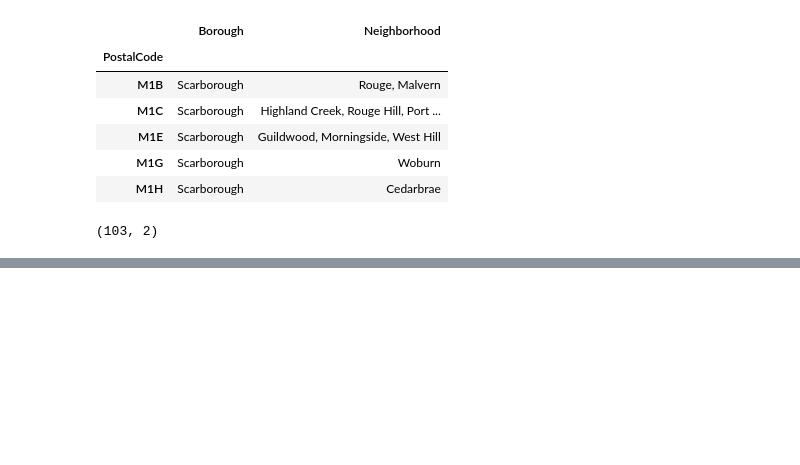
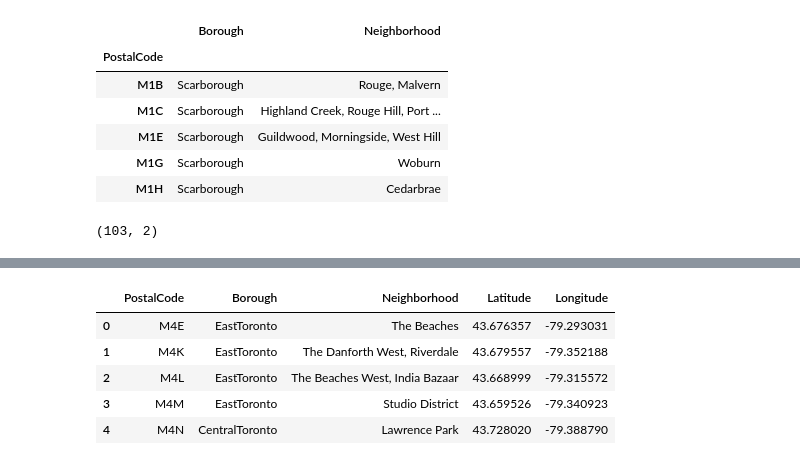
Before and after one commit to jsc627/Coursera_Capstone, a Jupyter notebook: Applied Data Science Capstone.ipynb, the cells around one changed output, grey strips where cells are left out. Drawn from its saved outputs; the diff is of its cells as text; code cells hidden in the pictures; blank space fills up the shorter version.

```diff
--- a/Applied Data Science Capstone.ipynb
+++ b/Applied Data Science Capstone.ipynb
@@ -96,0 +173,10 @@ df2.shape
+# %%
+toronto_data = result[result['Borough'].str.contains('Toronto')].reset_index(drop=True)
+toronto_data.head()
+# %% [output]
+|  | PostalCode | Borough | Neighborhood | Latitude | Longitude |
+| 0 | M4E | EastToronto | The Beaches | 43.676357 | -79.293031 |
+| 1 | M4K | EastToronto | The Danforth West, Riverdale | 43.679557 | -79.352188 |
+| 2 | M4L | EastToronto | The Beaches West, India Bazaar | 43.668999 | -79.315572 |
+| 3 | M4M | EastToronto | Studio District | 43.659526 | -79.340923 |
+| 4 | M4N | CentralToronto | Lawrence Park | 43.728020 | -79.388790 |
```
Also changed, not shown: parts of 10 cells of this notebook.
